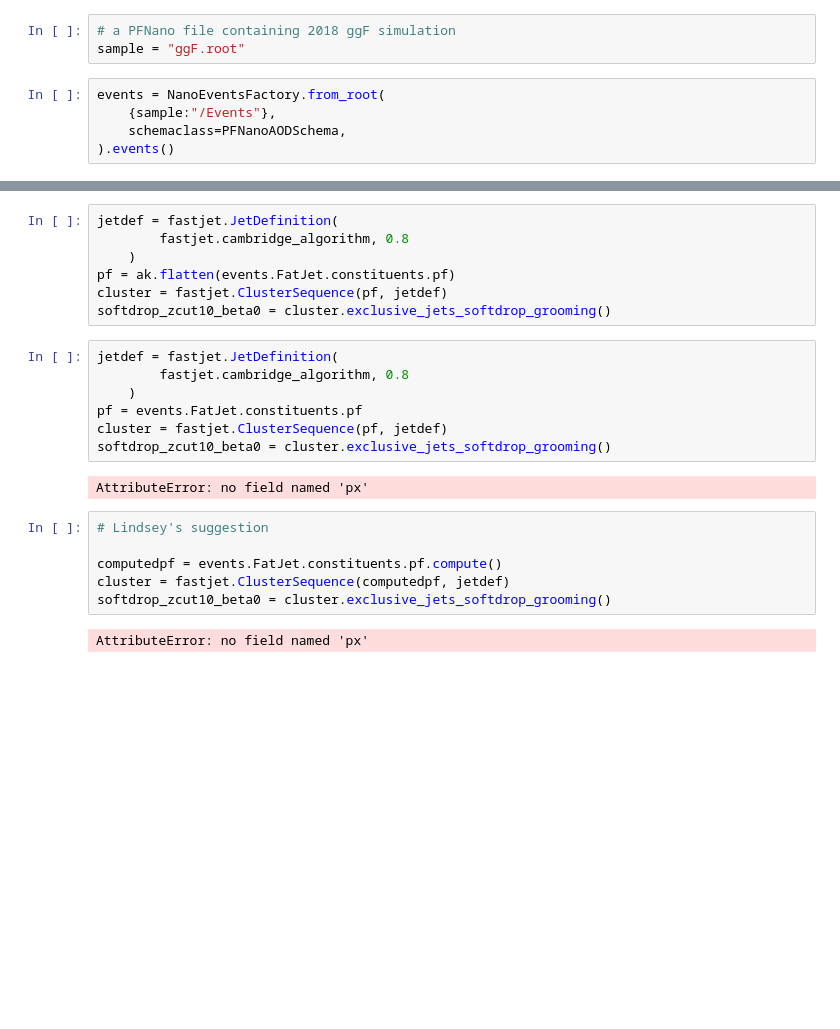
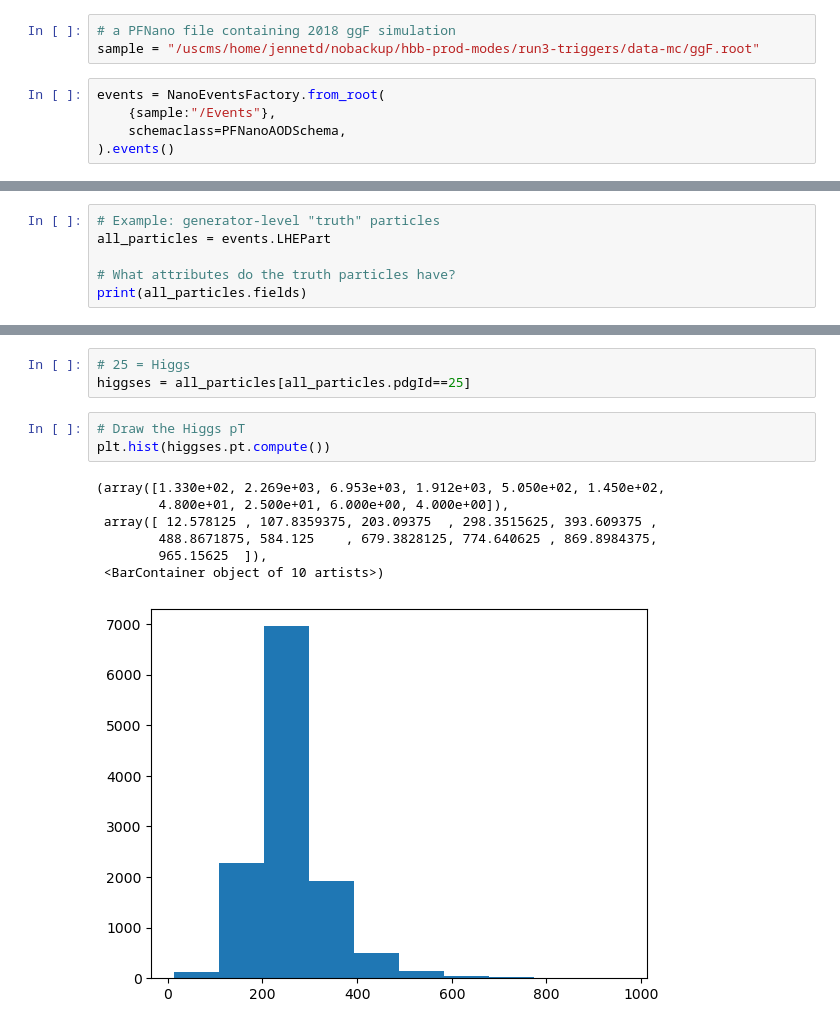
Before and after one commit to strombolini/softdrop-fall24-timofei, a Jupyter notebook: MinimalExample.ipynb, the cells around one changed output, grey strips where cells are left out. Saved outputs shown, nothing was run; the diff lists cells and outputs as text; blank space fills up the shorter version.

Commit message:
update minimal example

```diff
--- a/MinimalExample.ipynb
+++ b/MinimalExample.ipynb
@@ -5,6 +9,6 @@ import awkward as ak
 # %%
 # a PFNano file containing 2018 ggF simulation
-sample = "ggF.root"
+sample = "/uscms/home/jennetd/nobackup/hbb-prod-modes/run3-triggers/data-mc/ggF.root"
 # %%
 events = NanoEventsFactory.from_root(
     {sample:"/Events"},
@@ -12,0 +38,6 @@ events = NanoEventsFactory.from_root(
+# %%
+# Example: generator-level "truth" particles
+all_particles = events.LHEPart
+
+# What attributes do the truth particles have?
+print(all_particles.fields)
@@ -13,24 +54,14 @@ events = NanoEventsFactory.from_root(
+# %%
+# 25 = Higgs
+higgses = all_particles[all_particles.pdgId==25]
 # %%
-jetdef = fastjet.JetDefinition(
-        fastjet.cambridge_algorithm, 0.8
-    )
-pf = ak.flatten(events.FatJet.constituents.pf)
-cluster = fastjet.ClusterSequence(pf, jetdef)
-softdrop_zcut10_beta0 = cluster.exclusive_jets_softdrop_grooming()
+# Draw the Higgs pT
+plt.hist(higgses.pt.compute())
+# %% [output]
+(array([1.330e+02, 2.269e+03, 6.953e+03, 1.912e+03, 5.050e+02, 1.450e+02,
+        4.800e+01, 2.500e+01, 6.000e+00, 4.000e+00]),
+ array([ 12.578125 , 107.8359375, 203.09375  , 298.3515625, 393.609375 ,
+        488.8671875, 584.125    , 679.3828125, 774.640625 , 869.8984375,
+        965.15625  ]),
+ <BarContainer object of 10 artists>)
+[figure, added]
-# %%
-jetdef = fastjet.JetDefinition(
-        fastjet.cambridge_algorithm, 0.8
-    )
-pf = events.FatJet.constituents.pf
-cluster = fastjet.ClusterSequence(pf, jetdef)
-softdrop_zcut10_beta0 = cluster.exclusive_jets_softdrop_grooming()
-# %% [output]
-AttributeError: no field named 'px'
-# %%
-# Lindsey's suggestion
-
-computedpf = events.FatJet.constituents.pf.compute()
-cluster = fastjet.ClusterSequence(computedpf, jetdef)
-softdrop_zcut10_beta0 = cluster.exclusive_jets_softdrop_grooming()
-# %% [output]
-AttributeError: no field named 'px'
```
Also changed, not shown: parts of 13 cells of this notebook, 2 other files.
